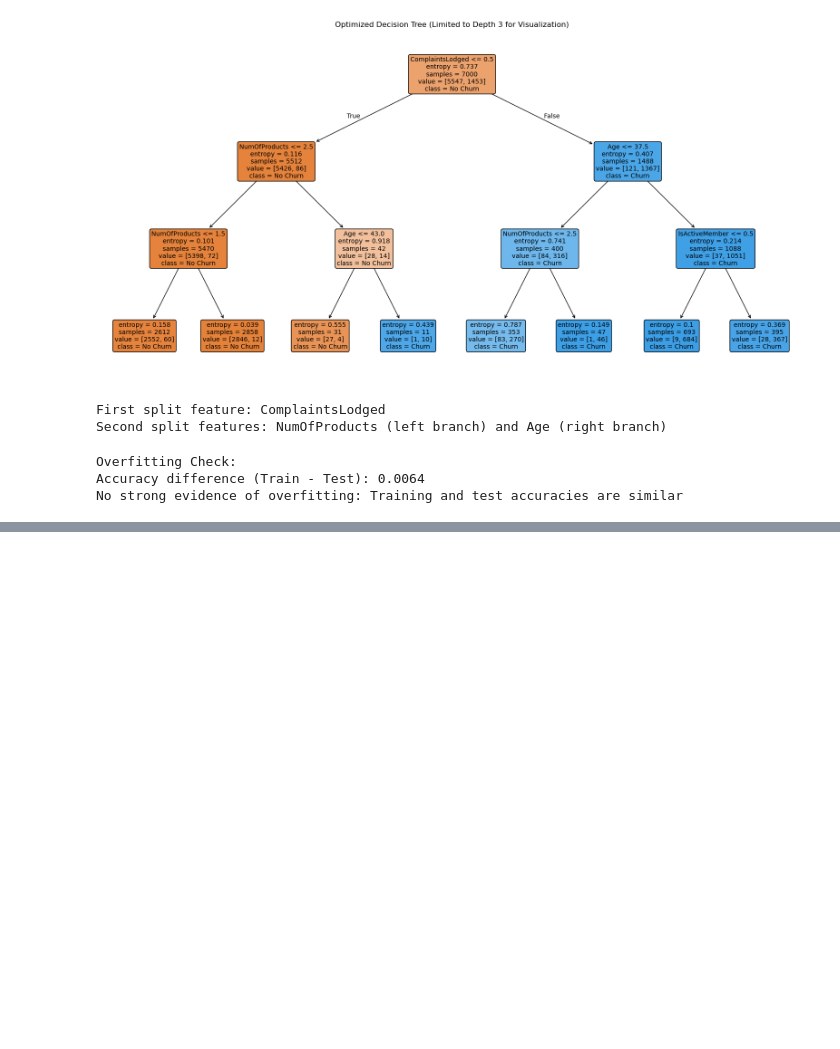
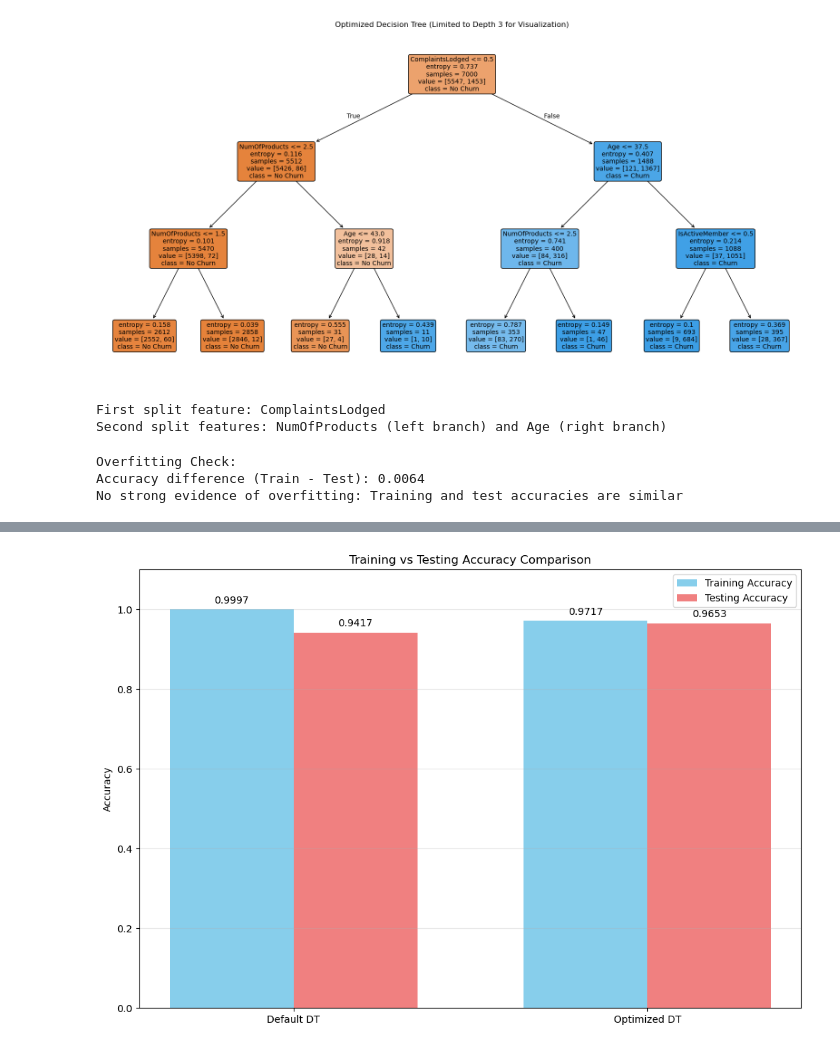
Before and after one commit to idrcmatre/churn-prediction-ml, a Jupyter notebook: Decision Trees.ipynb, the cells around one changed output, grey strips where cells are left out. Drawn from its saved outputs; the diff is of its cells as text; code cells hidden in the pictures; blank space fills up the shorter version.

```diff
--- a/Decision Trees.ipynb
+++ b/Decision Trees.ipynb
@@ -251,0 +279,29 @@ No strong evidence of overfitting: Training and test accuracies are similar
+# %%
+# Visualize training vs testing accuracy comparison
+models = ['Default DT', 'Optimized DT']
+train_accuracies = [train_accuracy, train_accuracy_best]
+test_accuracies = [test_accuracy, test_accuracy_best]
+
+plt.figure(figsize=(12, 8))
+x = np.arange(len(models))
+width = 0.35
+
+plt.bar(x - width/2, train_accuracies, width, label='Training Accuracy', color='skyblue')
+plt.bar(x + width/2, test_accuracies, width, label='Testing Accuracy', color='lightcoral')
+
+# Add accuracy values on bars
+for i, v in enumerate(train_accuracies):
+    plt.text(i - width/2, v + 0.01, f'{v:.4f}', ha='center', va='bottom')
+
+for i, v in enumerate(test_accuracies):
+    plt.text(i + width/2, v + 0.01, f'{v:.4f}', ha='center', va='bottom')
+
+plt.ylabel('Accuracy')
+plt.title('Training vs Testing Accuracy Comparison')
+plt.xticks(x, models)
+plt.ylim(0, 1.1)
+plt.legend()
+plt.grid(axis='y', alpha=0.3)
+plt.show()
+# %% [output]
+[figure, added]
```
Also changed, not shown: parts of 10 cells of this notebook.
